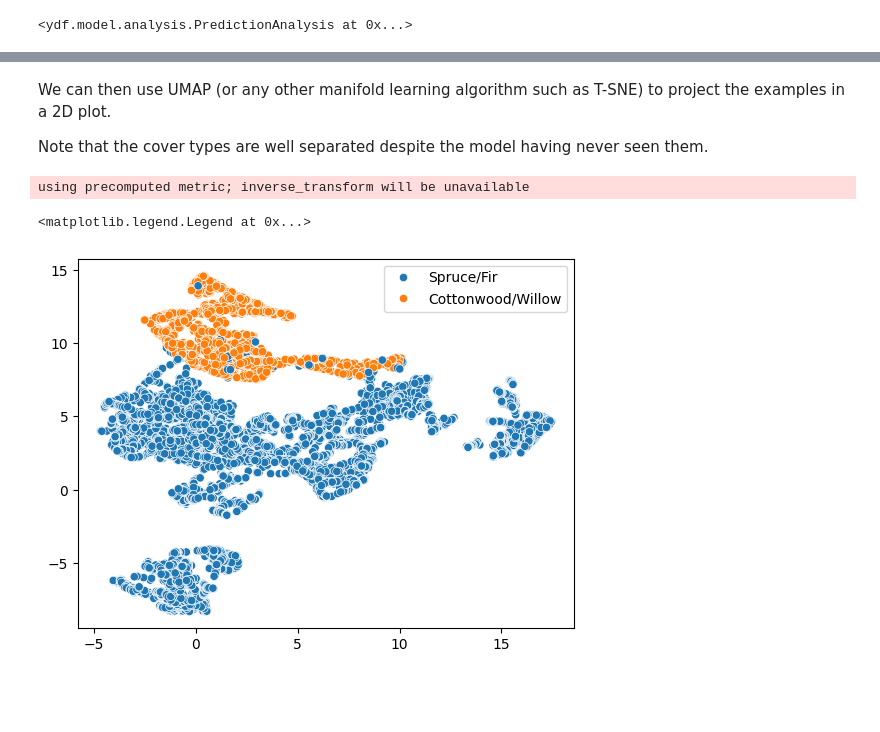
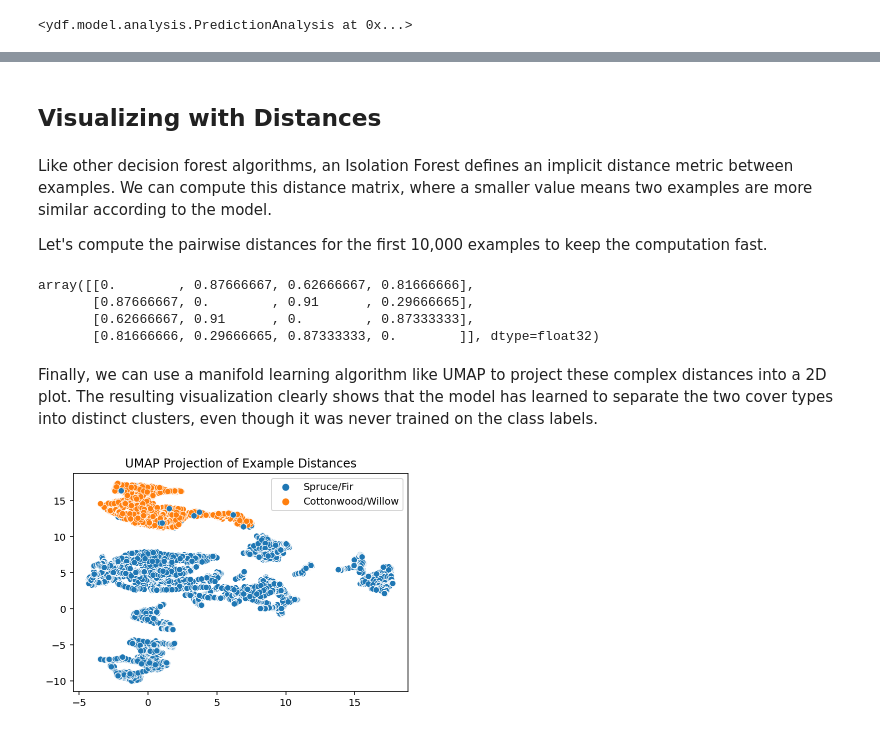
Before and after one commit to google/yggdrasil-decision-forests, a Jupyter notebook: documentation/public/docs/tutorial/anomaly_detection.ipynb, the cells around one changed output, grey strips where cells are left out. Saved outputs shown, nothing was run; the diff lists cells and outputs as text; code cells hidden in the pictures; blank space fills up the shorter version.

```diff
--- a/documentation/public/docs/tutorial/anomaly_detection.ipynb
+++ b/documentation/public/docs/tutorial/anomaly_detection.ipynb
@@ -51,0 +40,12 @@ Select the columns of interest and clean the labels.
+# %%
+# https://archive.ics.uci.edu/dataset/31/covertype
+url = "https://archive.ics.uci.edu/ml/machine-learning-databases/covtype/covtype.data.gz"
+col_names = [
+    'Elevation', 'Aspect', 'Slope', 'Horizontal_Distance_To_Hydrology',
+    'Vertical_Distance_To_Hydrology', 'Horizontal_Distance_To_Roadways',
+    'Hillshade_9am', 'Hillshade_Noon', 'Hillshade_3pm',
+    'Horizontal_Distance_To_Fire_Points'
+] + [f'Wilderness_Area_{i}' for i in range(1, 5)] + \
+[f'Soil_Type_{i}' for i in range(1, 41)] + ['Cover_Type']
+
+raw_dataset = pd.read_csv(url, header=None, names=col_names, compression='gzip')
@@ -172,14 +171,28 @@ array([[0.       , 0.86     , 0.6766667, 0.85     ],
-# %% [markdown]
-We can then use UMAP (or any other manifold learning algorithm such as T-SNE) to project the examples in a 2D plot.
-
-Note that the cover types are well separated despite the model having never seen them.
+# %% [markdown]
+## Visualizing with Distances
+# %% [markdown]
+Like other decision forest algorithms, an Isolation Forest defines an implicit distance metric between examples. We can compute this distance matrix, where a smaller value means two examples are more similar according to the model.
+
+Let's compute the pairwise distances for the first 10,000 examples to keep the computation fast.
+# %%
+# Using more examples would create a more detailed visualization
+distances = model.distance(filtered_dataset.iloc[:10000])
+distances[:4, :4]
+# %% [output]
+array([[0.        , 0.87666667, 0.62666667, 0.81666666],
+       [0.87666667, 0.        , 0.91      , 0.29666665],
+       [0.62666667, 0.91      , 0.        , 0.87333333],
+       [0.81666666, 0.29666665, 0.87333333, 0.        ]], dtype=float32)
+# %% [markdown]
+Finally, we can use a manifold learning algorithm like UMAP to project these complex distances into a 2D plot. The resulting visualization clearly shows that the model has learned to separate the two cover types into distinct clusters, even though it was never trained on the class labels.
 # %%
-manifold = umap.UMAP(n_components=2, n_neighbors=10, metric="precomputed").fit_transform(distances)
+manifold = umap.UMAP(n_components=2, n_neighbors=10, metric="precomputed", random_state=42).fit_transform(distances)
+
 sns.scatterplot(x=manifold[:, 0],
                 y=manifold[:, 1],
-                hue=filtered_dataset["Cover_Type"][:manifold.shape[0]])
+                hue=filtered_dataset["Cover_Type"].iloc[:manifold.shape[0]])
+plt.title("UMAP Projection of Example Distances")
 plt.legend()
+plt.show()
 # %% [output]
-using precomputed metric; inverse_transform will be unavailable
-<matplotlib.legend.Legend at 0x...>
-[figure, old version]
+[figure, new version]
```
Also changed, not shown: parts of 38 cells of this notebook, 1 other file.
